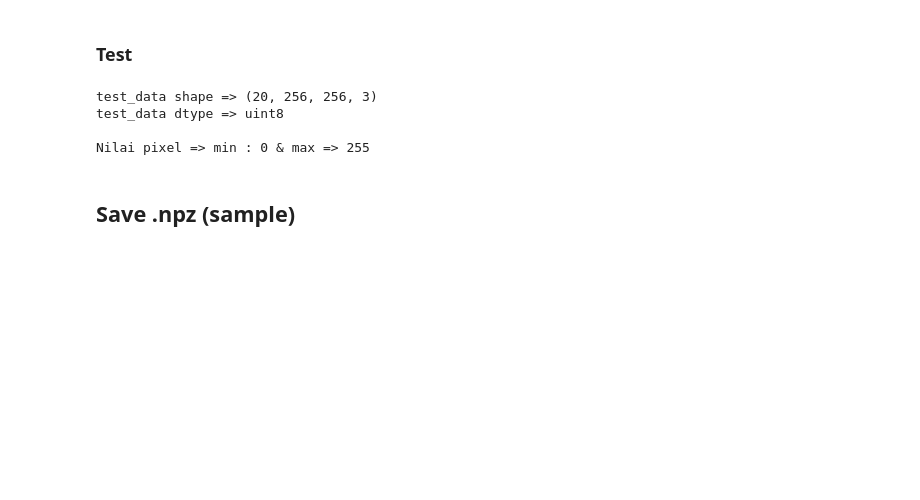
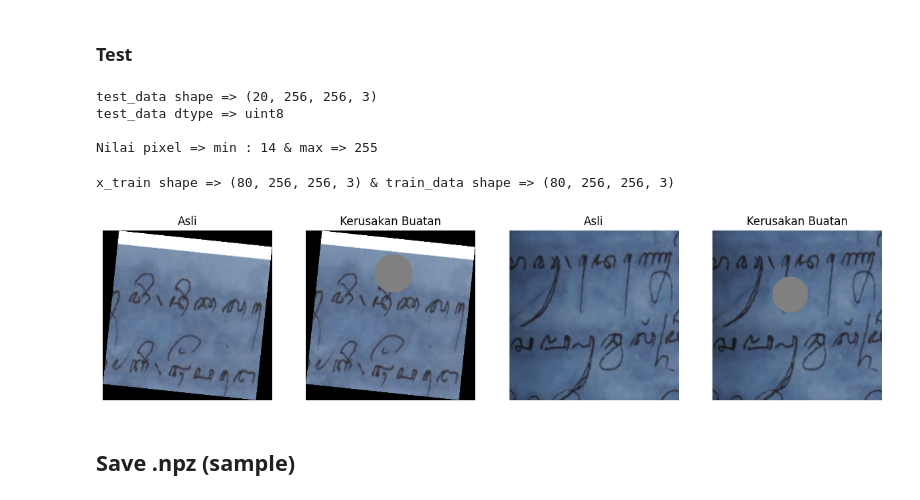
Before and after one commit to dvlboo/manuscript-restoration, a Jupyter notebook: utils/synt_damaged.ipynb, the cells around one changed output. Cells and saved outputs as stored; diff of their text form; code cells hidden in the pictures; blank space fills up the shorter version.

```diff
--- a/utils/synt_damaged.ipynb
+++ b/utils/synt_damaged.ipynb
@@ -136,7 +136,7 @@ def add_stain_damage(image):
 		# Pastikan ukuran bercak sesuai dengan area gambar
 		if damaged[y:y+size, x:x+size].shape == stain.shape:
 			# Gabungkan bercak dengan gambar asli
-			blended = cv2.addWeighted(damaged[y:y+size, x:x+size], 0.7, stain, 0.3, 0)
+			blended = cv2.addWeighted(damaged[y:y+size, x:x+size], 0.3, stain, 0.7, 0)
 			damaged[y:y+size, x:x+size] = blended
 
 	return damaged
@@ -279,7 +279,34 @@ print(f"Nilai pixel => min : {test_data.min()} & max => {test_data.max()}")
 test_data shape => (20, 256, 256, 3)
 test_data dtype => uint8
 
-Nilai pixel => min : 0 & max => 255
+Nilai pixel => min : 14 & max => 255
+# %%
+# Mengecek x_train dan train_data
+print(f"x_train shape => {x_train.shape} & train_data shape => {train_data.shape}")
+
+# visualisasi data x_train dan train_data, apakah sama atau tidak
+fig, axes = plt.subplots(1, 4, figsize=(15, 5))
+
+axes[0].imshow(x_train[0])
+axes[0].set_title("Asli")
+axes[0].axis('off')
+
+axes[1].imshow(train_data[0])
+axes[1].set_title("Kerusakan Buatan")
+axes[1].axis('off')
+
+axes[2].imshow(x_train[5])
+axes[2].set_title("Asli")
+axes[2].axis('off')
+
+axes[3].imshow(train_data[5])
+axes[3].set_title("Kerusakan Buatan")
+axes[3].axis('off')
+
+plt.show()
+# %% [output]
+x_train shape => (80, 256, 256, 3) & train_data shape => (80, 256, 256, 3)
+[figure, added]
 # %% [markdown]
 ## Save .npz (sample)
 # %%
```
Also changed, not shown: parts of 4 cells of this notebook, 4 other files.
